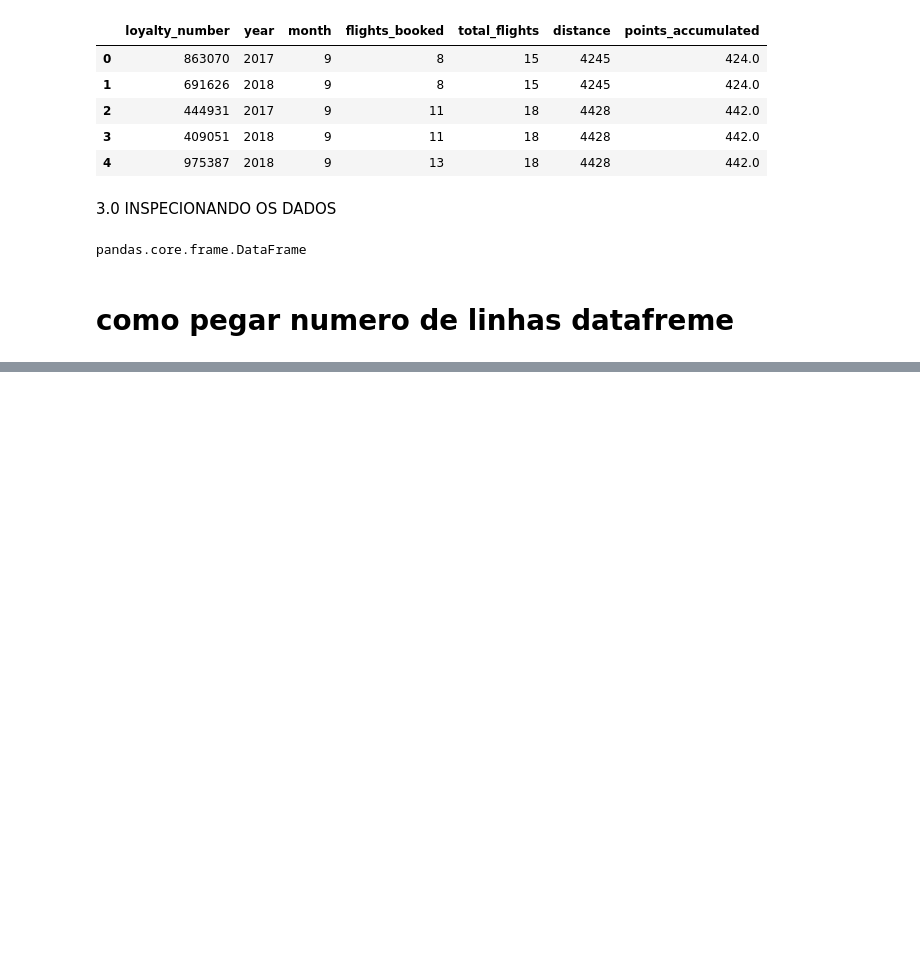
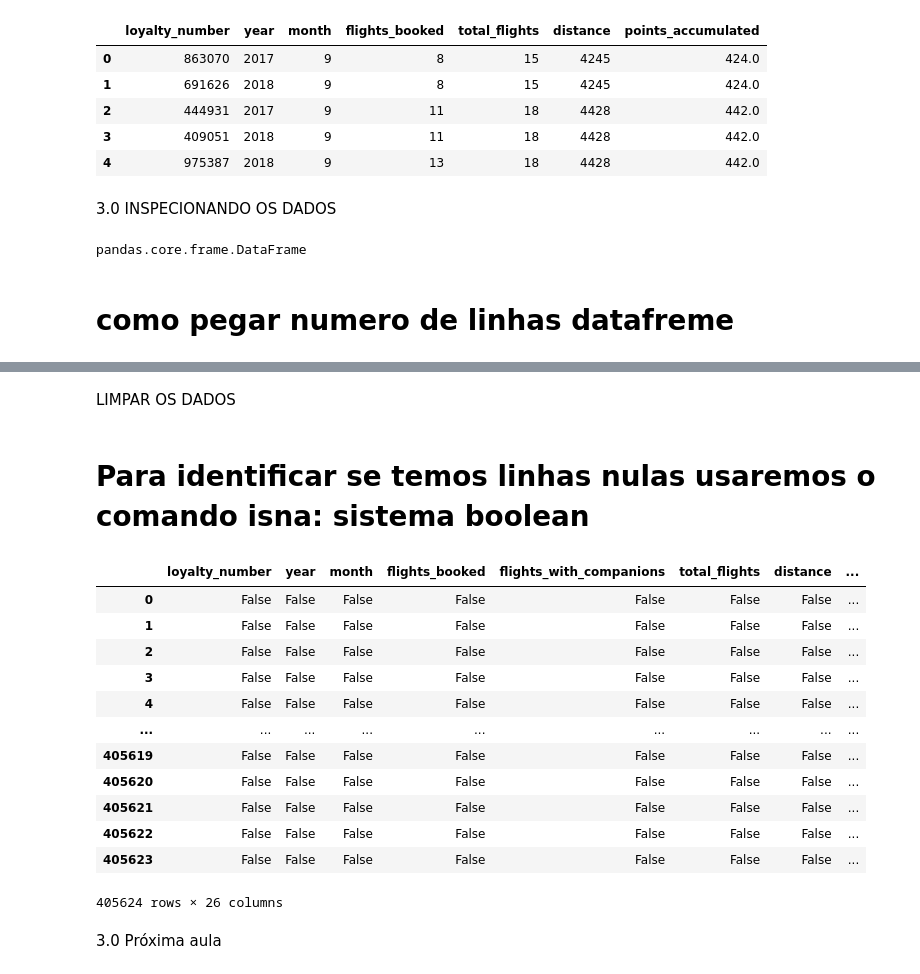
Before and after one commit to Miochelt-BR/projeto01_ds, a Jupyter notebook: analiseDeDados.ipynb, the cells around one changed output, grey strips where cells are left out. Drawn from its saved outputs; the diff is of its cells as text; code cells hidden in the pictures; blank space fills up the shorter version.

Commit message:
atualizacao indo para aula 3

```diff
--- a/analiseDeDados.ipynb
+++ b/analiseDeDados.ipynb
@@ -137,0 +238,22 @@ NameError: name 'df_atividade' is not defined
+# %% [markdown]
+ LIMPAR OS DADOS
+# %% [markdown]
+# Para identificar se temos linhas nulas usaremos o comando isna: sistema boolean
+# %%
+df_atividade.isna()
+# %% [output]
+|  | loyalty_number | year | month | flights_booked | flights_with_companions | total_flights | distance | ... |
+| 0 | False | False | False | False | False | False | False | ... |
+| 1 | False | False | False | False | False | False | False | ... |
+| 2 | False | False | False | False | False | False | False | ... |
+| 3 | False | False | False | False | False | False | False | ... |
+| 4 | False | False | False | False | False | False | False | ... |
+| ... | ... | ... | ... | ... | ... | ... | ... | ... |
+| 405619 | False | False | False | False | False | False | False | ... |
+| 405620 | False | False | False | False | False | False | False | ... |
+| 405621 | False | False | False | False | False | False | False | ... |
+| 405622 | False | False | False | False | False | False | False | ... |
+| 405623 | False | False | False | False | False | False | False | ... |
+405624 rows × 26 columns
+# %% [markdown]
+3.0 Próxima aula
```
Also changed, not shown: parts of 19 cells of this notebook.
